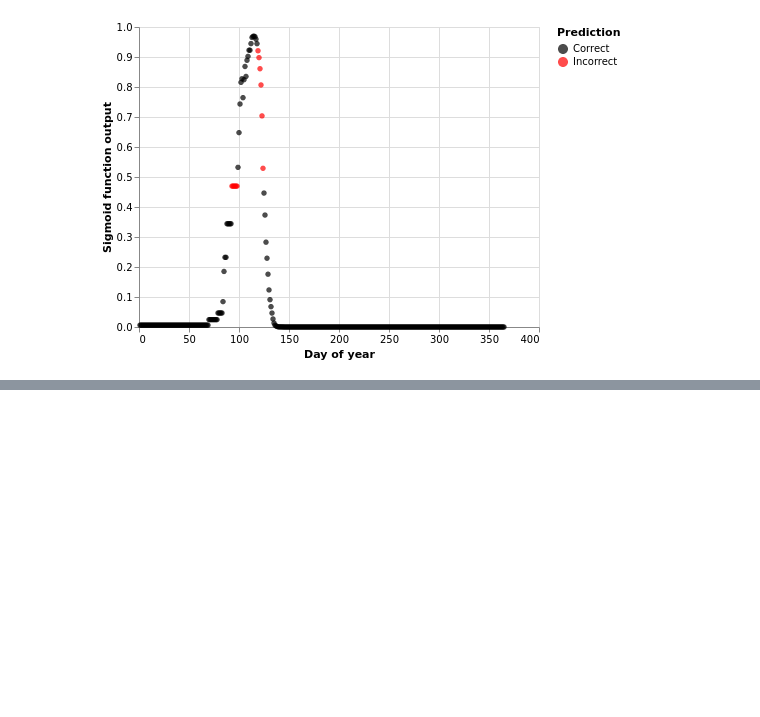
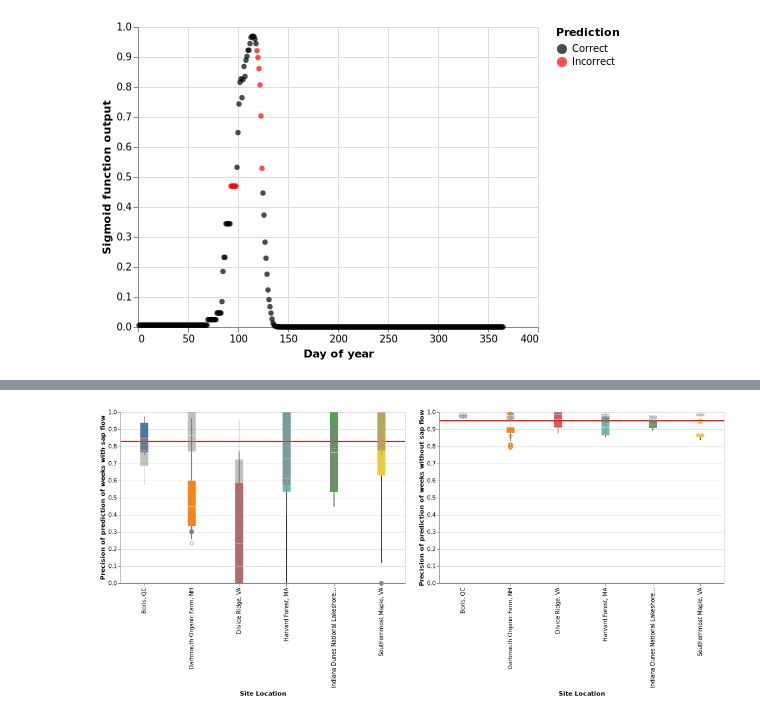
Before and after one commit to spentelow/sapflow, a Jupyter notebook: houle_analysis_summary.ipynb, the cells around one changed output, grey strips where cells are left out. Drawn from its saved outputs; the diff is of its cells as text; code cells hidden in the pictures; blank space fills up the shorter version.

```diff
--- a/houle_analysis_summary.ipynb
+++ b/houle_analysis_summary.ipynb
@@ -254,0 +300,11 @@ See the caveats in the documentation: https://pandas.pydata.org/pandas-docs/stab
+# %%
+# Calculate summary of performance of Houle et al., 2015 model in terms of precision of prediction for weeks with sap flow (`precision_1`)
+# and prediction of weeks without sap flow (`precision_0`).
+houle_summary.loc[:,["tn_lr", "fp_lr", "fn_lr", "tp_lr"]] = (
+    houle2015[["site", "tap_id", "year", "tn_lr", "fp_lr", "fn_lr", "tp_lr"]]
+    .groupby(["tap_id", "year", "site"])
+    .sum()
+).reset_index()
+houle_summary["precision_1_lr"] = houle_summary.tp_lr / (houle_summary.tp_lr + houle_summary.fn_lr)
+houle_summary["precision_0_lr"] = houle_summary.tn_lr / (houle_summary.tn_lr + houle_summary.fp_lr)
+houle_summary
@@ -254,0 +351,37 @@ See the caveats in the documentation: https://pandas.pydata.org/pandas-docs/stab
+# %%
+# Generate plots showing prediction precision by site (red lines for comparison to precision reported by Houle et al., 2015
+
+prec_1_plt_lr = (
+    alt.Chart(houle_summary)
+    .mark_boxplot(color='grey', opacity=0.5)
+    .encode(
+        y=alt.Y("precision_1_lr", title="Precision of prediction of weeks with sap flow"),
+        x=alt.X("loc", title="Site Location"),
+#         color = alt.Color("loc", legend=None)
+    )
+)
+prec_0_plt_lr = (
+    alt.Chart(houle_summary)
+    .mark_boxplot(color='grey', opacity=0.5)
+    .encode(
+        y=alt.Y(
+            "precision_0_lr", title="Precision of prediction of weeks without sap flow"
+        ),
+        x=alt.X("loc", title="Site Location"),
+#         color = alt.Color("loc", legend=None)
+    )
+)
+
+houle_means = pd.DataFrame({"prec_1": [0.83], "prec_0": [0.95]})
+
+prec_0_plt = prec_0_plt + alt.Chart(houle_means).mark_rule(color="red").encode(
+    y="prec_0"
+)
+prec_1_plt = prec_1_plt + alt.Chart(houle_means).mark_rule(color="red").encode(
+    y="prec_1"
+)
+
+width = 500
+(prec_1_plt.properties(width=width)+prec_1_plt_lr.properties(width=width) | prec_0_plt.properties(width=width) + prec_0_plt_lr.properties(width=width))
+# %% [output]
+[figure, added]
```
Also changed, not shown: parts of 10 cells of this notebook.
